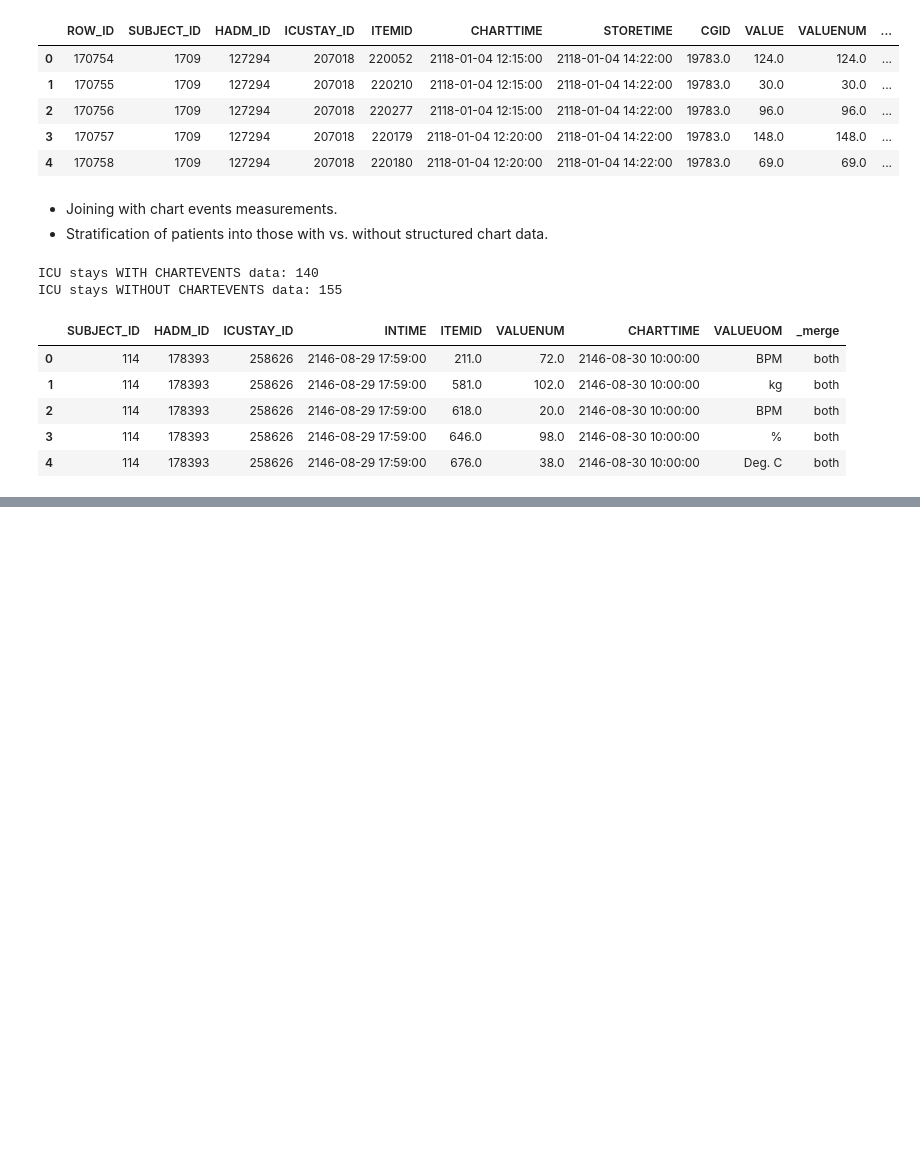
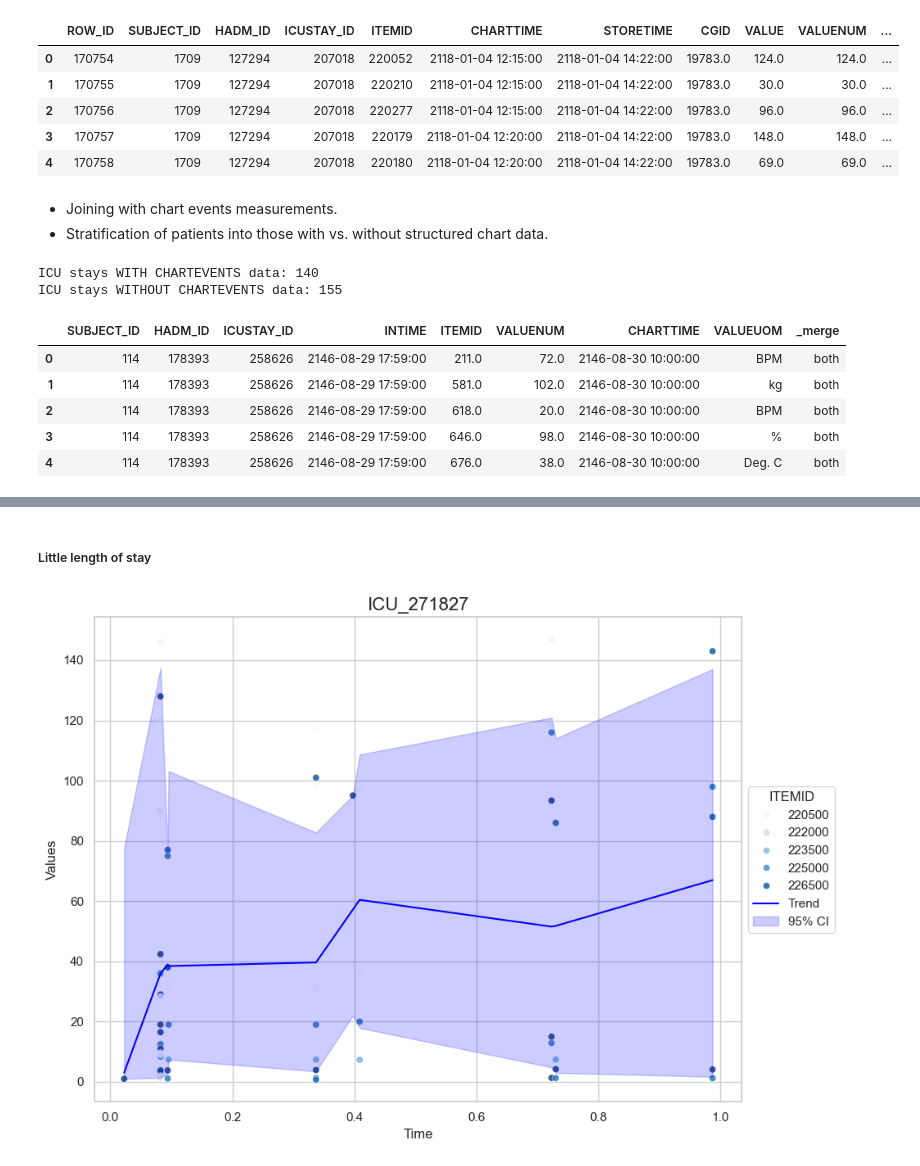
Before and after one commit to Francesinhas/mimic3-length-of-stay-prediction, a Jupyter notebook: report.ipynb, the cells around one changed output, grey strips where cells are left out. Saved outputs shown, nothing was run; the diff lists cells and outputs as text; code cells hidden in the pictures; blank space fills up the shorter version.

Commit message:
Finished Data Preprocessing report

```diff
--- a/report.ipynb
+++ b/report.ipynb
@@ -292,0 +387,6 @@ ICU stays WITHOUT CHARTEVENTS data: 155
+# %% [markdown]
+##### Little length of stay
+# %%
+plot_icu_data(icu_id=271827)
+# %% [output]
+[figure, added]
```
Also changed, not shown: parts of 14 cells of this notebook, 1 other file.
